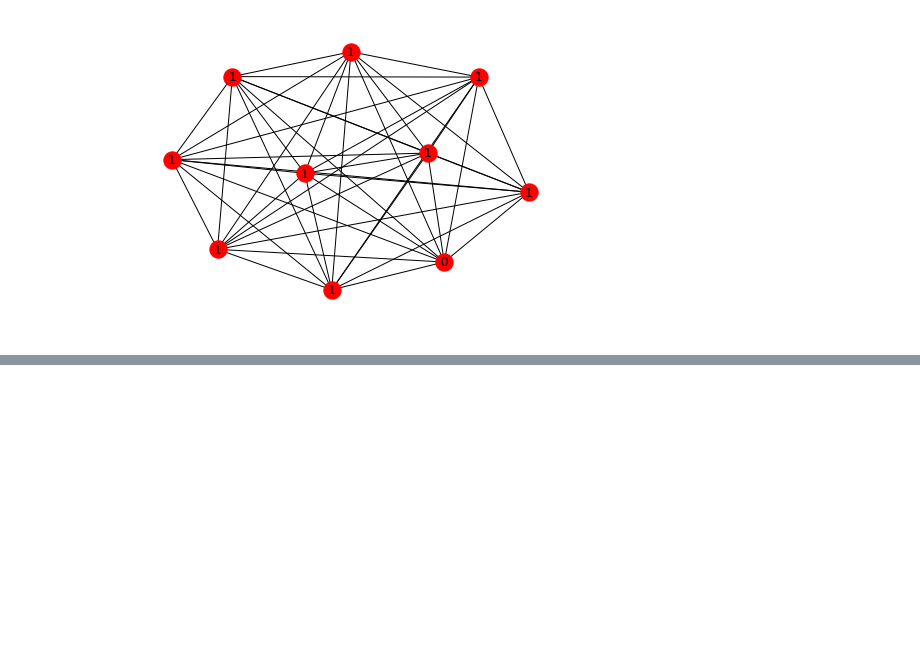
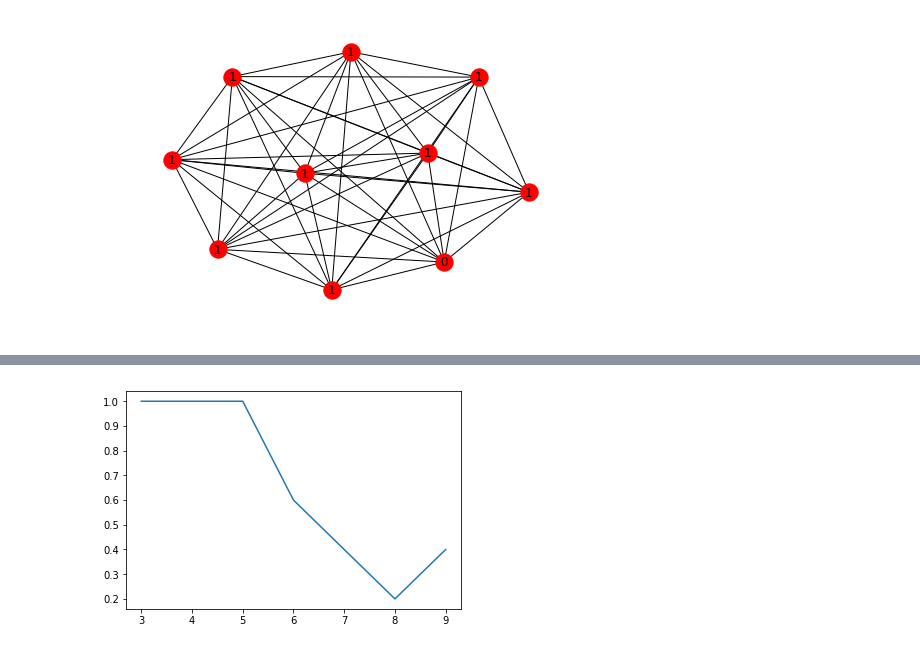
Before and after one commit to mattiapdo/random_graphs, a Jupyter notebook: NBD_FirstPart.ipynb, the cells around one changed output, grey strips where cells are left out. Saved outputs shown, nothing was run; the diff lists cells and outputs as text; code cells hidden in the pictures; blank space fills up the shorter version.

```diff
--- a/NBD_FirstPart.ipynb
+++ b/NBD_FirstPart.ipynb
@@ -150,0 +187,24 @@ Gnp = nx.gnp_random_graph(n=n, p=p)
+# %%
+def p_rrrg(r = 2, nmax = 10):
+    # simulation size for propability estimation
+    B = 5
+    # initiate outcome list
+    pc = []
+    for i in range(r+1,nmax):
+        phat = []
+        for b in range(B):
+            # create a r-regular random graph
+            rrG = nx.random_regular_graph(d=r, n=i)
+            # check whether the graph is connected and append the
+            # result of the test in the out list
+            phat.append(BFS_connectivity(rrG))
+        phat = np.array(phat)
+        pc.append(np.mean(phat))
+    x = np.array(list(range(r+1,nmax)))
+    y = pc
+    plt.plot(x, y)
+    plt.show()
+    return
+p_rrrg()
+# %% [output]
+[figure, added]
```
Also changed, not shown: parts of 6 cells of this notebook.
